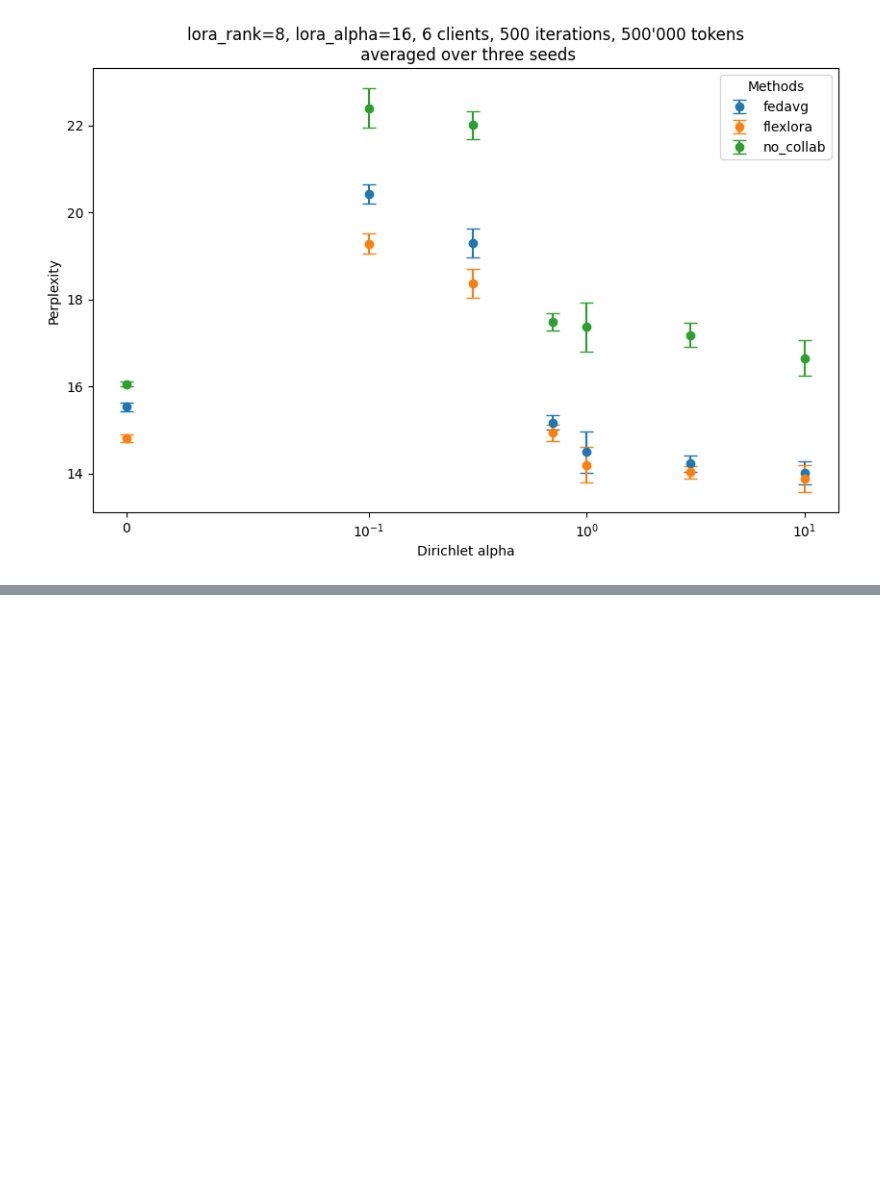
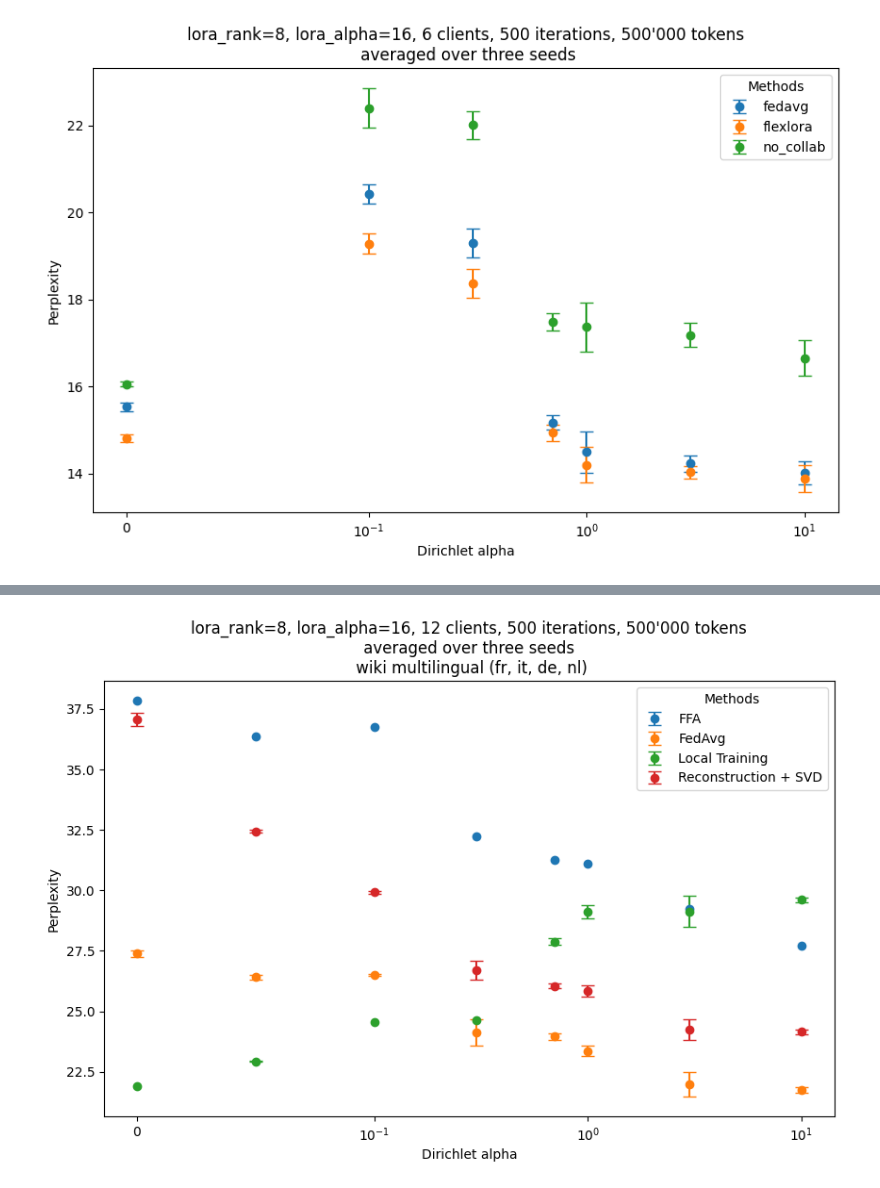
Before and after one commit to Matthew2357/project, a Jupyter notebook: first_graphs.ipynb, the cells around one changed output, grey strips where cells are left out. Saved outputs shown, nothing was run; the diff lists cells and outputs as text; code cells hidden in the pictures; blank space fills up the shorter version.

```diff
--- a/first_graphs.ipynb
+++ b/first_graphs.ipynb
@@ -525,0 +533,66 @@ plt.show()
+# %%
+import pandas as pd
+import numpy as np
+import matplotlib.pyplot as plt
+from scipy.stats import sem, norm
+
+# Data
+data_dict = {
+    0: [[37.26, 37.12, 36.78 ], [27.38, 27.28, 27.52], [21.92], [37.84]],
+    0.05:[[32.50, 32.41, 32.40], [26.49, 26.45, 26.33], [22.92, 22.95], [36.36]],
+    0.1: [[29.96, 29.91, 29.88], [26.46, 26.55, 26.50], [24.57], [36.74]],
+    0.3: [[26.39, 26.68, 27.08], [23.74, 24.66, 23.98], [24.62], [32.22]],
+    0.7: [[26.04, 26.16, 25.97], [24.01, 23.82, 24.03], [27.77, 28.01, 27.87], [31.24]],
+    1: [[26.10, 25.73, 25.75], [23.57, 23.26, 23.24], [28.99, 28.99, 29.39], [31.11]],
+    3: [[24.69, 24.11, 23.94], [22.48, 21.64, 21.81], [28.80, 29.45], [29.24]],
+    10: [[24.06, 24.19, 24.23], [21.73, 21.88, 21.66], [29.66, 29.56], [27.72]]
+}
+
+# Flatten data into a DataFrame dynamically for any sublist size
+rows = []
+method_names = ['Reconstruction + SVD','FedAvg','Local Training', 'FFA']
+for x, values in data_dict.items():
+    for method_index, sublist in enumerate(values, start=1):
+        for value in sublist:
+            rows.append({
+                "x": x,
+                "method": method_names[method_index - 1],
+                "value": value,
+            })
+
+df = pd.DataFrame(rows)
+
+# Compute the mean and margin of error for each x and method
+def compute_stats(group):
+    mean = np.mean(group["value"])
+    standard_error = sem(group["value"])
+    z_value = norm.ppf(0.975)  # 95% confidence level
+    margin_of_error = z_value * standard_error
+    return pd.Series({"mean": mean, "margin_of_error": margin_of_error})
+
+summary_df = df.groupby(["x", "method"]).apply(compute_stats).reset_index()
+# Plotting
+plt.figure(figsize=(10, 6))
+
+# Plot each method separately
+methods = summary_df["method"].unique()
+for method in methods:
+    method_data = summary_df[summary_df["method"] == method]
+    plt.errorbar(
+        method_data["x"],
+        method_data["mean"],
+        yerr=method_data["margin_of_error"],
+        fmt="o",
+        capsize=5,
+        label=method,
+    )
+
+plt.title("lora_rank=8, lora_alpha=16, 12 clients, 500 iterations, 500'000 tokens\n averaged over three seeds \n wiki multilingual (fr, it, de, nl)")
+plt.xlabel("Dirichlet alpha")
+plt.xscale("symlog", linthresh=0.1)
+plt.ylabel("Perplexity")
+
+plt.legend(title="Methods")
+plt.show()
+# %% [output]
+[figure, added]
```
Also changed, not shown: parts of 7 cells of this notebook, 4 other files.
